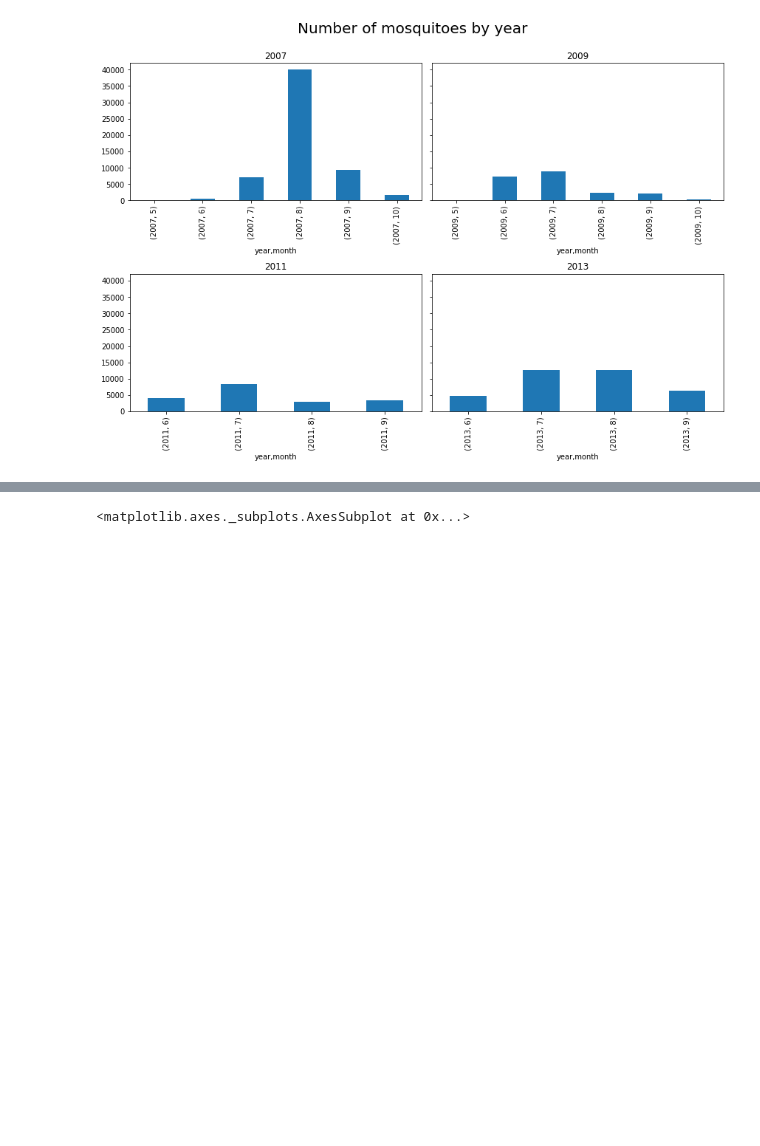
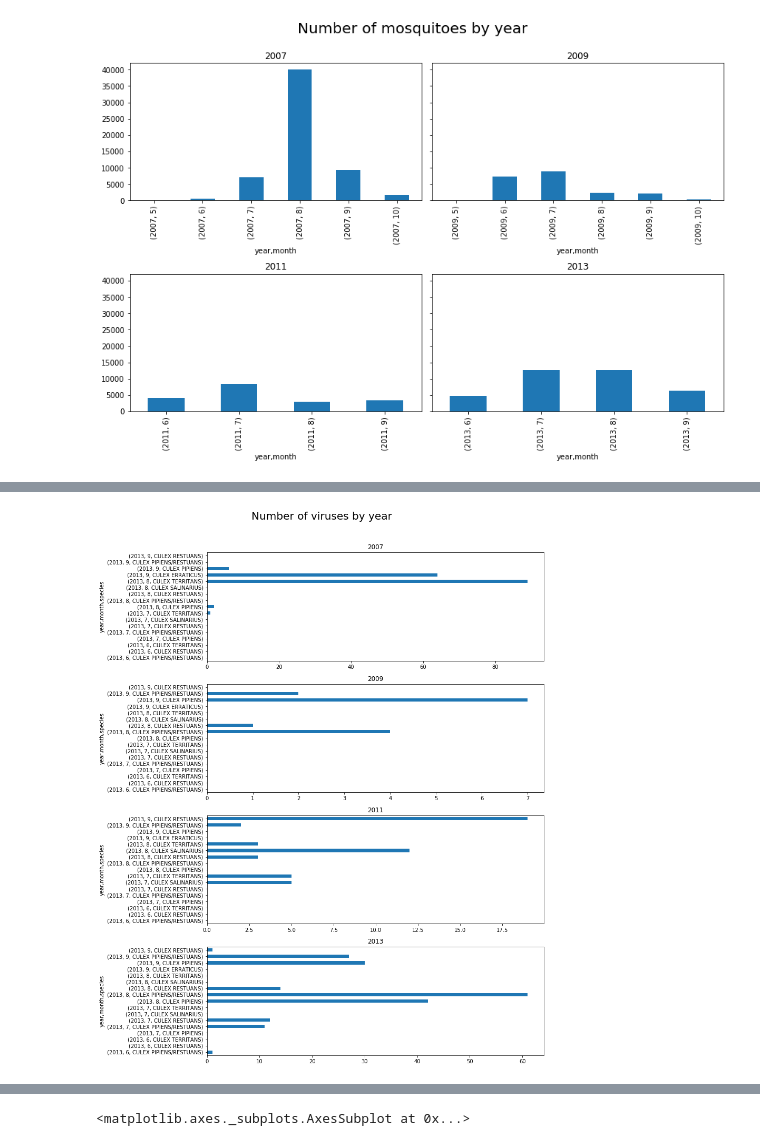
Before and after one commit to cheekeet86/project_4, a Jupyter notebook: code/2_eda.ipynb, the cells around one changed output, grey strips where cells are left out. Cells and saved outputs as stored; diff of their text form; code cells hidden in the pictures; blank space fills up the shorter version.

```diff
--- a/code/2_eda.ipynb
+++ b/code/2_eda.ipynb
@@ -103,0 +134,10 @@ plt.tight_layout()
+# %%
+fig, ax = plt.subplots(nrows=4, ncols=1, figsize=(12,14),sharey=True)
+ax = ax.ravel()
+plt.suptitle('Number of viruses by year', fontsize=20, y=1.05)
+for i, y in enumerate(train_year):
+    df_train[df_train['year']==y].groupby(['year','month','species']).wnvpresent.sum().plot(kind='barh', ax=ax[i])
+    ax[i].set_title(y)
+plt.tight_layout()
+# %% [output]
+[figure, added]
```
Also changed, not shown: parts of 5 cells of this notebook.
